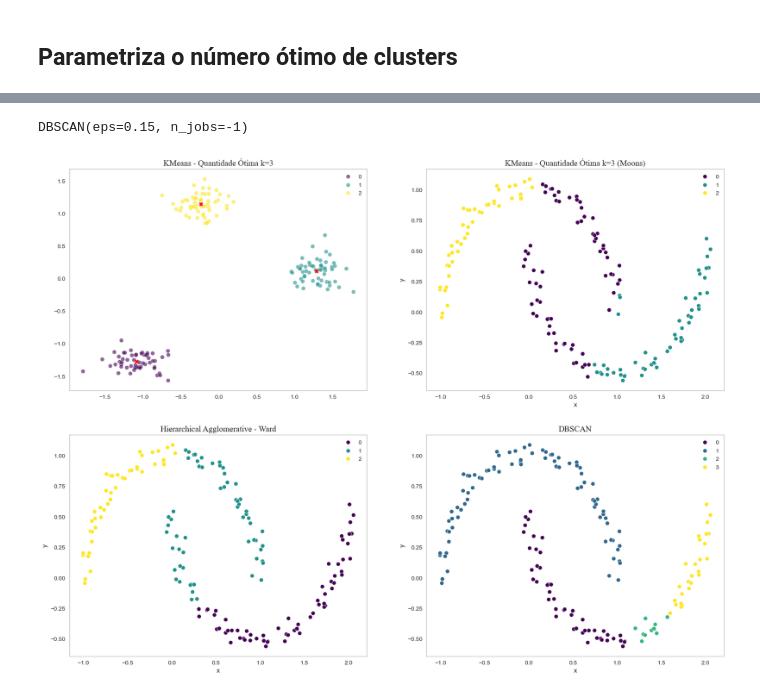
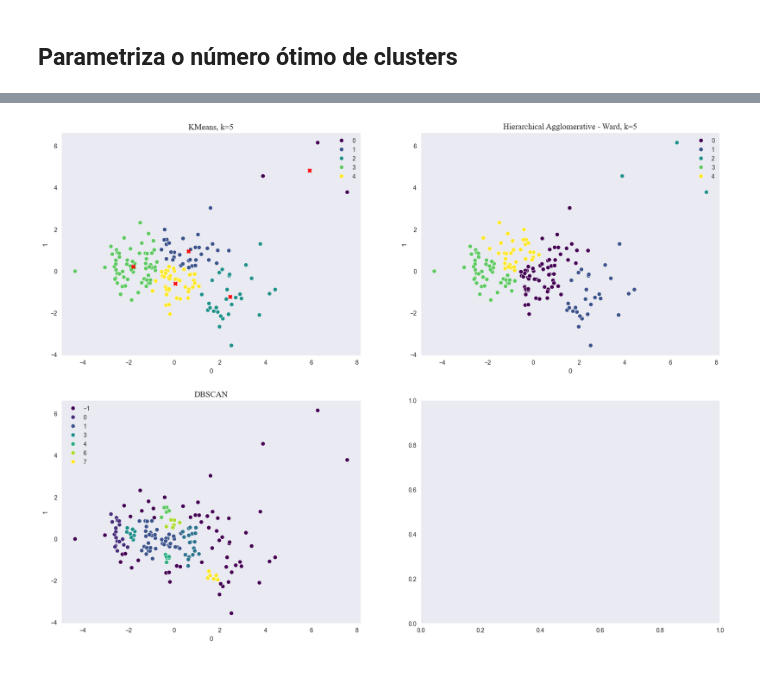
Before and after one commit to rabreu/Infnet-MIT-IA-Clustering-PD-25E4_2, a Jupyter notebook: Infnet-MIT-IA-Clustering-PdD001.ipynb, the cells around one changed output, grey strips where cells are left out. Saved outputs shown, nothing was run; the diff lists cells and outputs as text; code cells hidden in the pictures.

```diff
--- a/Infnet-MIT-IA-Clustering-PdD001.ipynb
+++ b/Infnet-MIT-IA-Clustering-PdD001.ipynb
@@ -196,4 +251,4 @@ plt.show()
 # %%
-OPTIMAL_NCLUSTERS=3
+OPTIMAL_NCLUSTERS=5
 # %% [markdown]
 ## Parametriza o número ótimo de clusters
@@ -205,71 +255,63 @@ KMeans(n_clusters=3)
-# %%
-dbscan = DBSCAN(eps=0.15, min_samples=5, n_jobs=-1)
-dbscan
-# %% [output]
-DBSCAN(eps=0.15, n_jobs=-1)
+# %%
+hues = pd.Series()
+
+kmeans = KMeans(n_clusters=OPTIMAL_NCLUSTERS).fit(dataset_pca)
+hues['kmeans'] = kmeans.labels_
+
+ward = AgglomerativeClustering(n_clusters=OPTIMAL_NCLUSTERS, linkage='ward', metric='euclidean').fit(dataset_pca)
+hues['ward'] = ward.labels_
+
+dbscan = DBSCAN(eps=0.35, min_samples=5, n_jobs=-1, metric='euclidean').fit(dataset_pca)
+hues['dbscan'] = dbscan.fit_predict(dataset_pca)
 # %%
 f, ax = plt.subplots(2, 2)
 f.set_figheight(15)
 f.set_figwidth(20)
 
+dataset_pca = pd.DataFrame(dataset_pca)
+
 sb.scatterplot(
-    x=X_scaled[:,0],
-    y=X_scaled[:,1],
-    hue=kmeans.labels_,
+    data=dataset_pca,
+    x=0,
+    y=1,
+    hue=hues['kmeans'],
     palette='viridis',
-    ax=ax[0][0],
-    alpha=0.6
+    ax=ax[0][0]
 )
 
-ax[0][0].plot(
+ax[0][0].scatter(
     [x for x, _ in kmeans.cluster_centers_],
     [y for _, y in kmeans.cluster_centers_],
-    'X',
+    marker='X',
     color='red'
 )
 
-X_, y_ = make_moons(n_samples=N_COUNTRIES, random_state=42, noise=0.05)
-moon_df = pd.DataFrame(dict(x=X_[:, 0], y=X_[:, 1], label=y_))
-
-kmeans_moons = KMeans(n_clusters=OPTIMAL_NCLUSTERS).fit(X_)
-sb.scatterplot(
-    data=moon_df,
-    x='x',
-    y='y',
-    hue=kmeans_moons.labels_,
+kmeans_lm = sb.scatterplot(
+    data=dataset_pca,
+    x=0,
+    y=1,
+    hue=hues['ward'],
     palette='viridis',
     ax=ax[0][1]
 )
 
 
-ward = AgglomerativeClustering(n_clusters=OPTIMAL_NCLUSTERS, linkage='ward').fit(X_)
 sb.scatterplot(
-    data=moon_df,
-    x='x',
-    y='y',
-    hue=ward.labels_,
+    data=dataset_pca,
+    x=0,
+    y=1,
+    hue=hues['dbscan'],
     palette='viridis',
     ax=ax[1][0]
 )
 
-dbscan_labels = dbscan.fit_predict(X_)
-sb.scatterplot(
-    data=moon_df,
-    x='x',
-    y='y',
-    hue=dbscan_labels,
-    palette='viridis',
-    ax=ax[1][1]
-)
-
-ax[0][0].set_title('KMeans - Quantidade Ótima k=3', fontfamily='Times New Roman', fontsize=14)
-ax[0][1].set_title('KMeans - Quantidade Ótima k=3 (Moons)', fontfamily='Times New Roman', fontsize=14)
-ax[1][0].set_title('Hierarchical Agglomerative - Ward', fontfamily='Times New Roman', fontsize=14)
-ax[1][1].set_title('DBSCAN', fontfamily='Times New Roman', fontsize=14)
+ax[0][0].set_title(f'KMeans, k={OPTIMAL_NCLUSTERS}', fontfamily='Times New Roman', fontsize=14)
+ax[0][1].set_title(f'Hierarchical Agglomerative - Ward, k={OPTIMAL_NCLUSTERS}', fontfamily='Times New Roman', fontsize=14)
+ax[1][0].set_title('DBSCAN', fontfamily='Times New Roman', fontsize=14)
 
 ax[0][0].grid(False)
 ax[0][1].grid(False)
 ax[1][0].grid(False)
 ax[1][1].grid(False)
 # %% [output]
-[figure, old version]
+[figure, new version]
```
Also changed, not shown: parts of 23 cells of this notebook.
